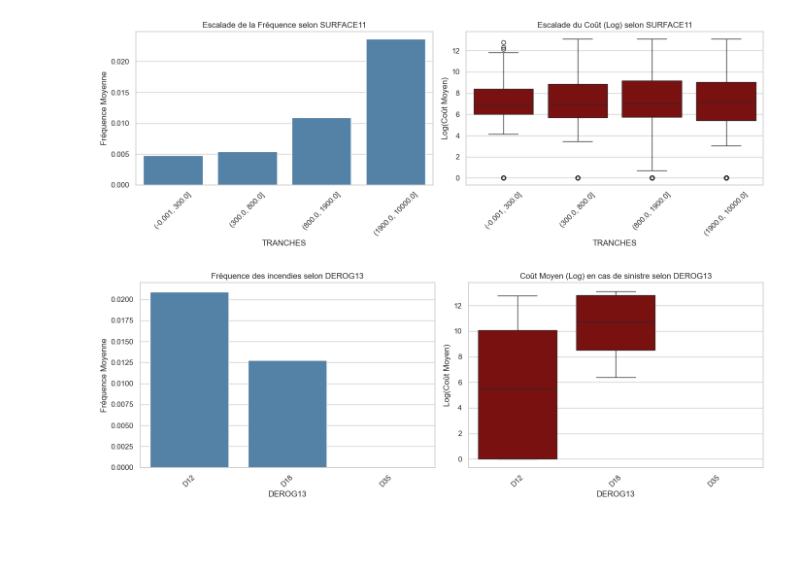
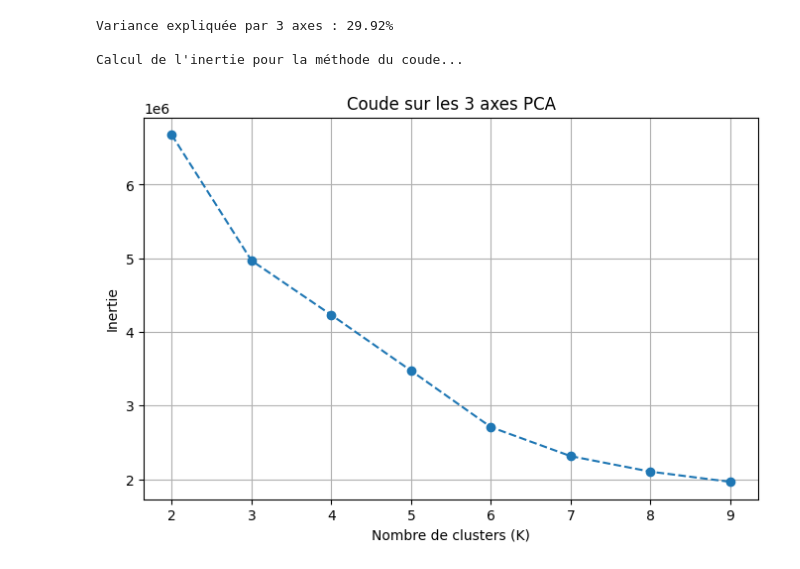
Before and after one commit to pierreantoinebecq/challengedata_CA, a Jupyter notebook: notebooks/Interactive - 01_EDA.py.ipynb, the cells around one changed output. Cells and saved outputs as stored; diff of their text form; code cells hidden in the pictures; blank space fills up the shorter version.

```diff
--- a/notebooks/Interactive - 01_EDA.py.ipynb
+++ b/notebooks/Interactive - 01_EDA.py.ipynb
@@ -219,8 +178,30 @@ analyse_categorielle(df, 'ACTIVIT2')
-# %%
-analyse_numerique(df, 'SURFACE11')
-# %% [output]
-[figure, removed]
-# %%
-analyse_categorielle(df, 'DEROG13')
-# %% [output]
-[figure, removed]
+# %%
+# 5. PCA POUR REDUCTION DE DIMENSION
+scaler = StandardScaler()
+X_scaled = scaler.fit_transform(X_num_eda)
+
+pca = PCA(n_components=3)
+components = pca.fit_transform(X_scaled)
+print(f"Variance expliquée par 3 axes : {pca.explained_variance_ratio_.sum():.2%}")
+
+# Visualisation du Coude pour K-Means
+inertias = []
+K_range = range(2, 10)
+
+for k in K_range:
+    kmeans_temp = KMeans(n_clusters=k, random_state=42, n_init='auto')
+    kmeans_temp.fit(components)
+    inertias.append(kmeans_temp.inertia_)
+
+plt.figure(figsize=(8, 5))
+plt.plot(K_range, inertias, marker='o', linestyle='--')
+plt.title("Coude sur les 3 axes PCA")
+plt.xlabel("Nombre de clusters (K)")
+plt.ylabel("Inertie")
+plt.grid(True)
+plt.show()
+# %% [output]
+Variance expliquée par 3 axes : 29.92%
+
+Calcul de l'inertie pour la méthode du coude...
+[figure, added]
```
Also changed, not shown: parts of 9 cells of this notebook, 4 other files.
